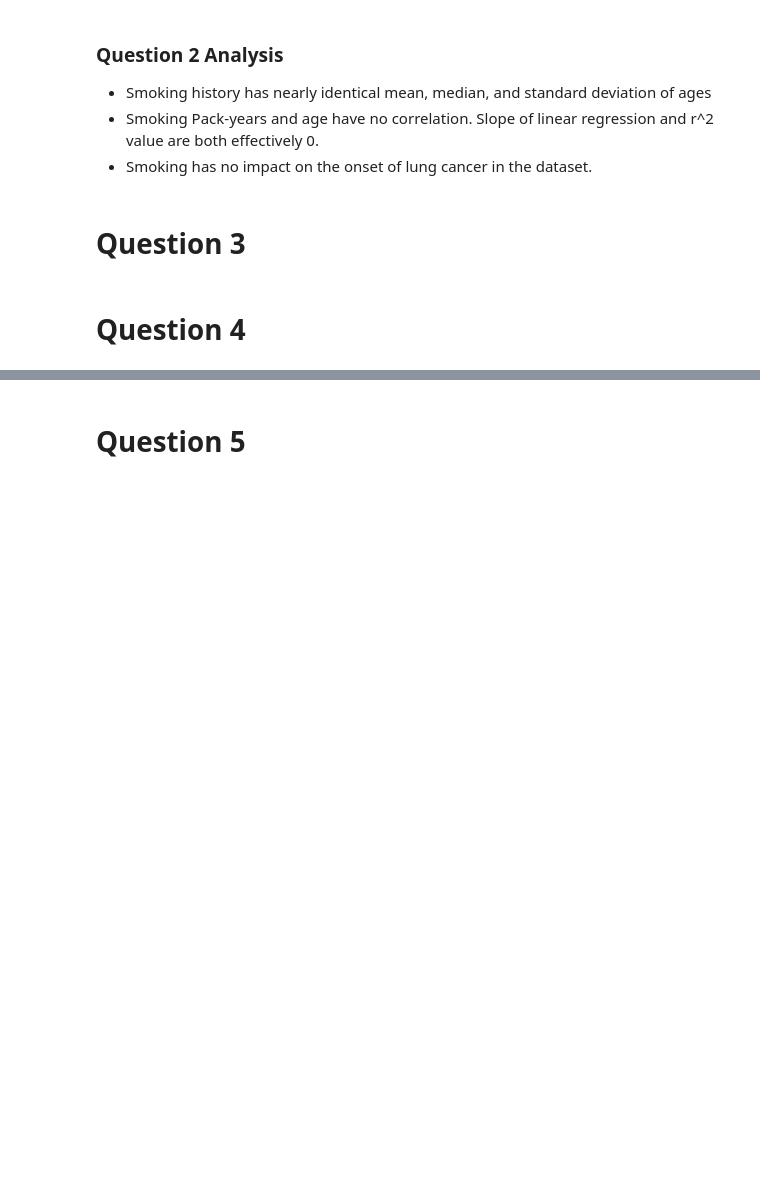
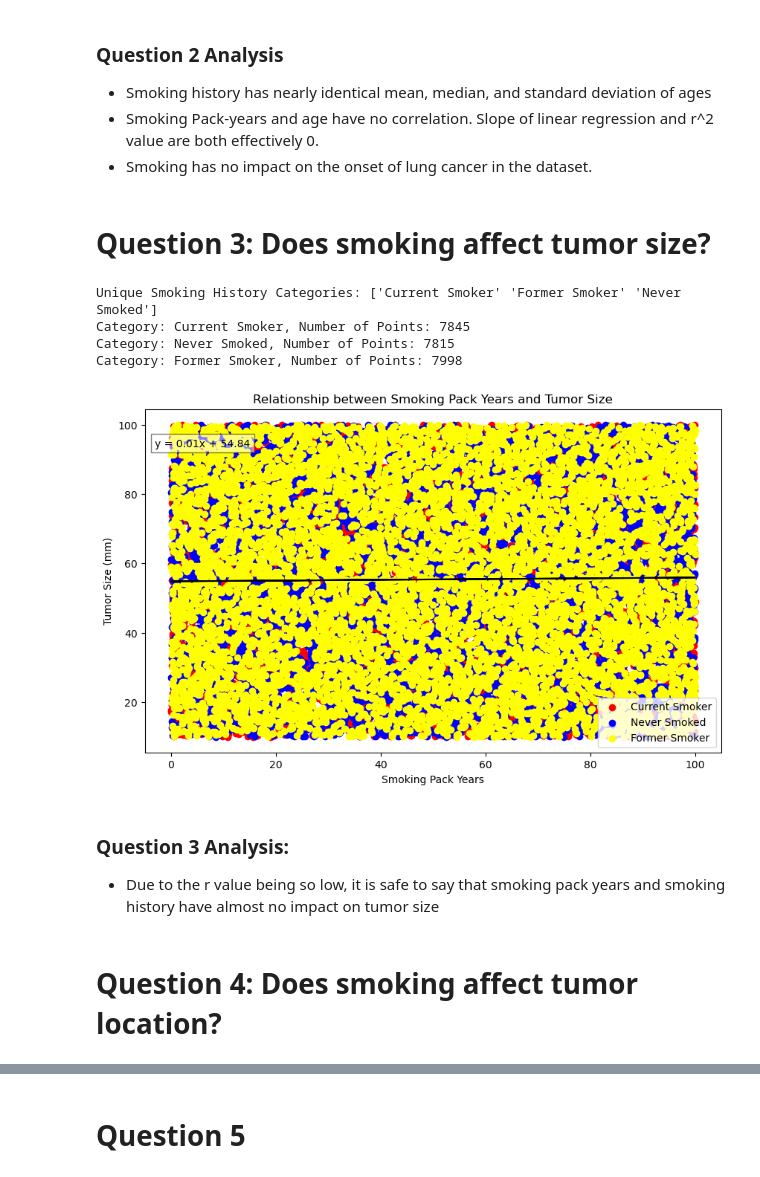
Before and after one commit to nbscarth/project-1-python, a Jupyter notebook: Project_1/lung_cancer_analysis.ipynb, the cells around one changed output, grey strips where cells are left out. Drawn from its saved outputs; the diff is of its cells as text; code cells hidden in the pictures; blank space fills up the shorter version.

Commit message:
merged 3/4 with original file. added figure outputs

```diff
--- a/Project_1/lung_cancer_analysis.ipynb
+++ b/Project_1/lung_cancer_analysis.ipynb
@@ -212,6 +212,57 @@ r^2 value: 1.9215548355196506e-06
 - Smoking Pack-years and age have no correlation. Slope of linear regression and r^2 value are both effectively 0.
 - Smoking has no impact on the onset of lung cancer in the dataset.
 # %% [markdown]
-# Question 3
+# Question 3: Does smoking affect tumor size?
+# %%
+# Extract relevant columns for smoking pack years, tumor size, and smoking history
+smoking_pack_years = cancer_df['Smoking_Pack_Years'].values
+tumor_size = cancer_df['Tumor_Size_mm'].values
+smoking_history = cancer_df['Smoking_History'].values
+
+# Check unique values in 'Smoking_History' column
+unique_values = np.unique(smoking_history)
+print("Unique Smoking History Categories:", unique_values)
+
+# Define colors for each smoking history category
+colors = {'Current Smoker': 'red', 'Never Smoked': 'blue', 'Former Smoker': 'yellow'}
+
+# Create a scatter plot with different colors for each smoking history category
+plt.figure(figsize=(10, 6))
+for status, color in colors.items():
+    mask = (smoking_history == status)
+    print(f"Category: {status}, Number of Points: {np.sum(mask)}")
+    plt.scatter(smoking_pack_years[mask], tumor_size[mask], color=color, label=status)
+
+# Add labels and title
+plt.xlabel('Smoking Pack Years')
+plt.ylabel('Tumor Size (mm)')
+plt.title('Relationship between Smoking Pack Years and Tumor Size')
+plt.legend()
+
+# Calculate linear regression
+slope, intercept, rvalue, pvalue, stderr = stats.linregress(smoking_pack_years, tumor_size)
+line = slope * smoking_pack_years + intercept
+
+# Show linear regression equation
+equation = f"y = {round(slope, 2)}x + {round(intercept, 2)}"
+plt.text(0.1, 0.9, equation, ha='center', va='center', transform=plt.gca().transAxes, bbox=dict(facecolor='white', alpha=0.5))
+
+# Plot the linear regression line
+plt.plot(smoking_pack_years, line, color='black', label='Linear Regression')
+
+# Save figure
+plt.savefig("Output/Smoking_Pack-Years_vs_Tumor_Size_fig")
+
+# Show the plot
+plt.show()
+# %% [output]
+Unique Smoking History Categories: ['Current Smoker' 'Former Smoker' 'Never Smoked']
+Category: Current Smoker, Number of Points: 7845
+Category: Never Smoked, Number of Points: 7815
+Category: Former Smoker, Number of Points: 7998
+[figure, added]
+# %% [markdown]
+### Question 3 Analysis:
+- Due to the r value being so low, it is safe to say that smoking pack years and smoking history have almost no impact on tumor size
 # %% [markdown]
-# Question 4
+# Question 4: Does smoking affect tumor location?
```
Also changed, not shown: parts of 2 cells of this notebook, 3 other files.
